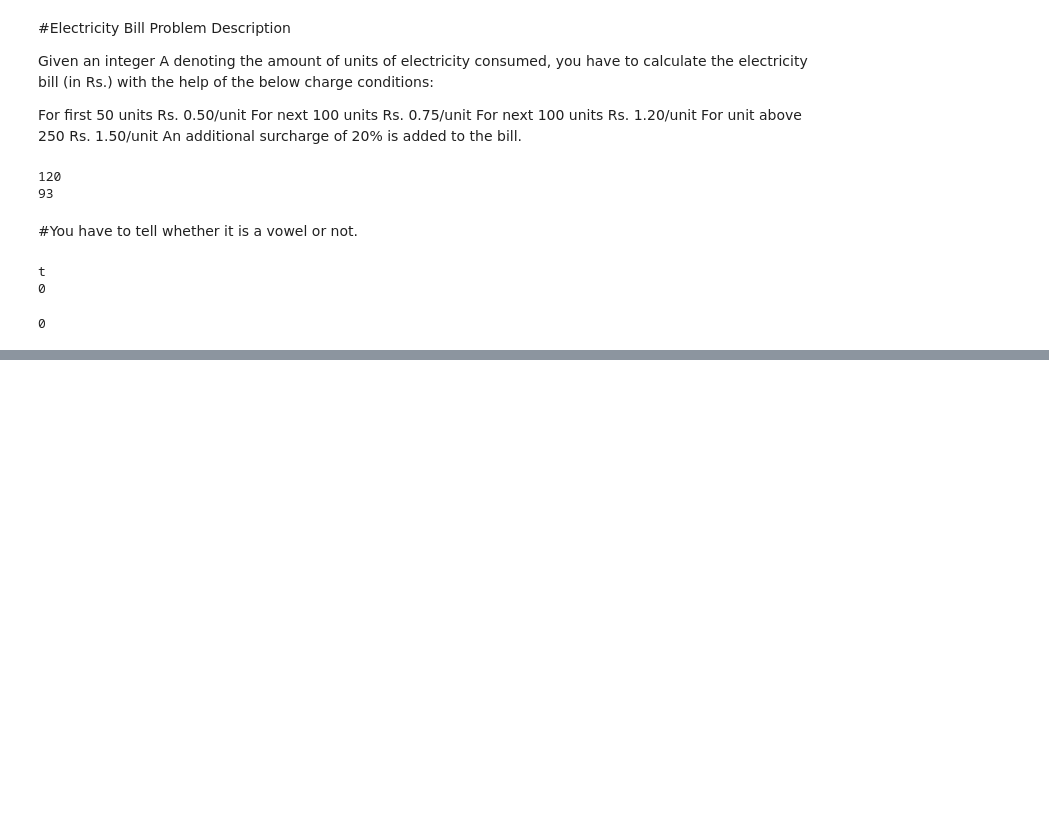
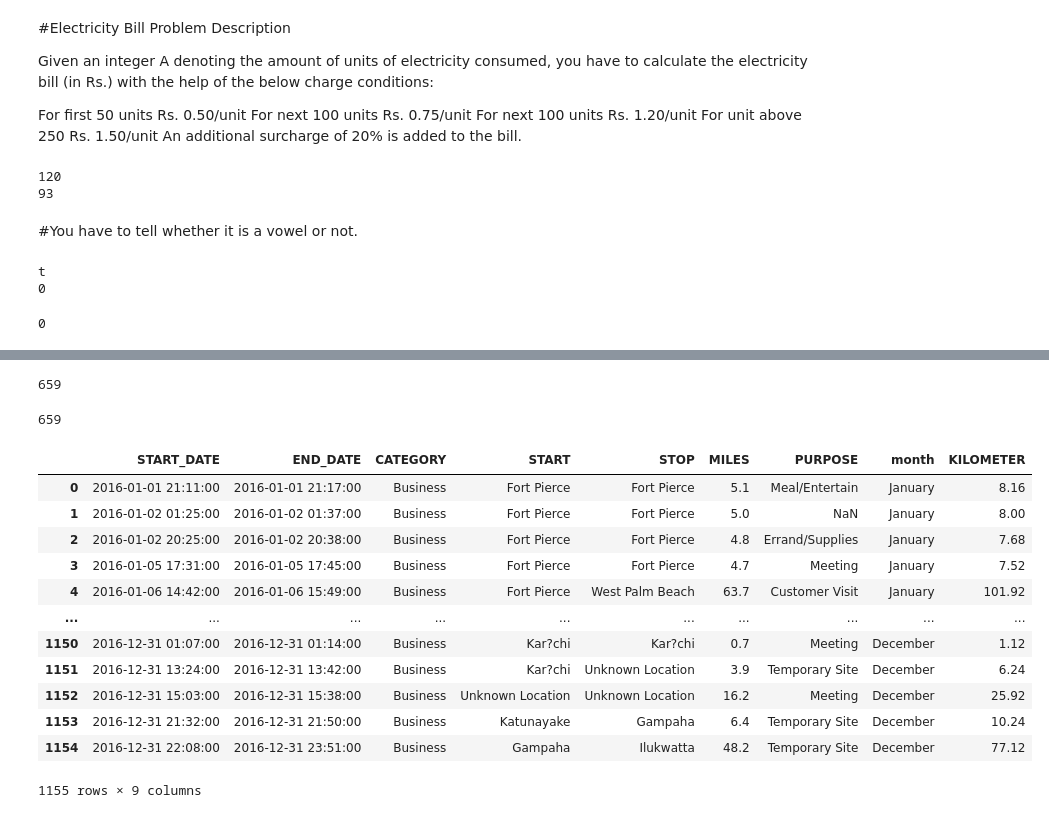
Before and after one commit to rajeevkr0502/Machine-Learning, a Jupyter notebook: Scaler - Python.ipynb, the cells around one changed output, grey strips where cells are left out. Saved outputs shown, nothing was run; the diff lists cells and outputs as text; code cells hidden in the pictures; blank space fills up the shorter version.

```diff
--- a/Scaler - Python.ipynb
+++ b/Scaler - Python.ipynb
@@ -333,0 +981,4 @@ def main():
+# %%
+data['START_DATE']=pd.to_datetime(data['START_DATE'])
+# %%
+data['END_DATE']=pd.to_datetime(data['END_DATE'])
@@ -333,0 +1017,2 @@ def main():
+# %%
+data['month']=data['START_DATE'].dt.month_name()
@@ -333,0 +1035,26 @@ def main():
+# %%
+data[data['MILES']>=5].shape[0]#rides atleast >=5
+# %% [output]
+659
+# %%
+sum(data['MILES']>=5)
+# %% [output]
+659
+# %%
+data['KILOMETER']=data['MILES']*1.6
+# %%
+data
+# %% [output]
+|  | START_DATE | END_DATE | CATEGORY | START | STOP | MILES | PURPOSE | month | KILOMETER |
+| 0 | 2016-01-01 21:11:00 | 2016-01-01 21:17:00 | Business | Fort Pierce | Fort Pierce | 5.1 | Meal/Entertain | January | 8.16 |
+| 1 | 2016-01-02 01:25:00 | 2016-01-02 01:37:00 | Business | Fort Pierce | Fort Pierce | 5.0 | NaN | January | 8.00 |
+| 2 | 2016-01-02 20:25:00 | 2016-01-02 20:38:00 | Business | Fort Pierce | Fort Pierce | 4.8 | Errand/Supplies | January | 7.68 |
+| 3 | 2016-01-05 17:31:00 | 2016-01-05 17:45:00 | Business | Fort Pierce | Fort Pierce | 4.7 | Meeting | January | 7.52 |
+| 4 | 2016-01-06 14:42:00 | 2016-01-06 15:49:00 | Business | Fort Pierce | West Palm Beach | 63.7 | Customer Visit | January | 101.92 |
+| ... | ... | ... | ... | ... | ... | ... | ... | ... | ... |
+| 1150 | 2016-12-31 01:07:00 | 2016-12-31 01:14:00 | Business | Kar?chi | Kar?chi | 0.7 | Meeting | December | 1.12 |
+| 1151 | 2016-12-31 13:24:00 | 2016-12-31 13:42:00 | Business | Kar?chi | Unknown Location | 3.9 | Temporary Site | December | 6.24 |
+| 1152 | 2016-12-31 15:03:00 | 2016-12-31 15:38:00 | Business | Unknown Location | Unknown Location | 16.2 | Meeting | December | 25.92 |
+| 1153 | 2016-12-31 21:32:00 | 2016-12-31 21:50:00 | Business | Katunayake | Gampaha | 6.4 | Temporary Site | December | 10.24 |
+| 1154 | 2016-12-31 22:08:00 | 2016-12-31 23:51:00 | Business | Gampaha | Ilukwatta | 48.2 | Temporary Site | December | 77.12 |
+1155 rows × 9 columns
```
Also changed, not shown: parts of 98 cells of this notebook.
